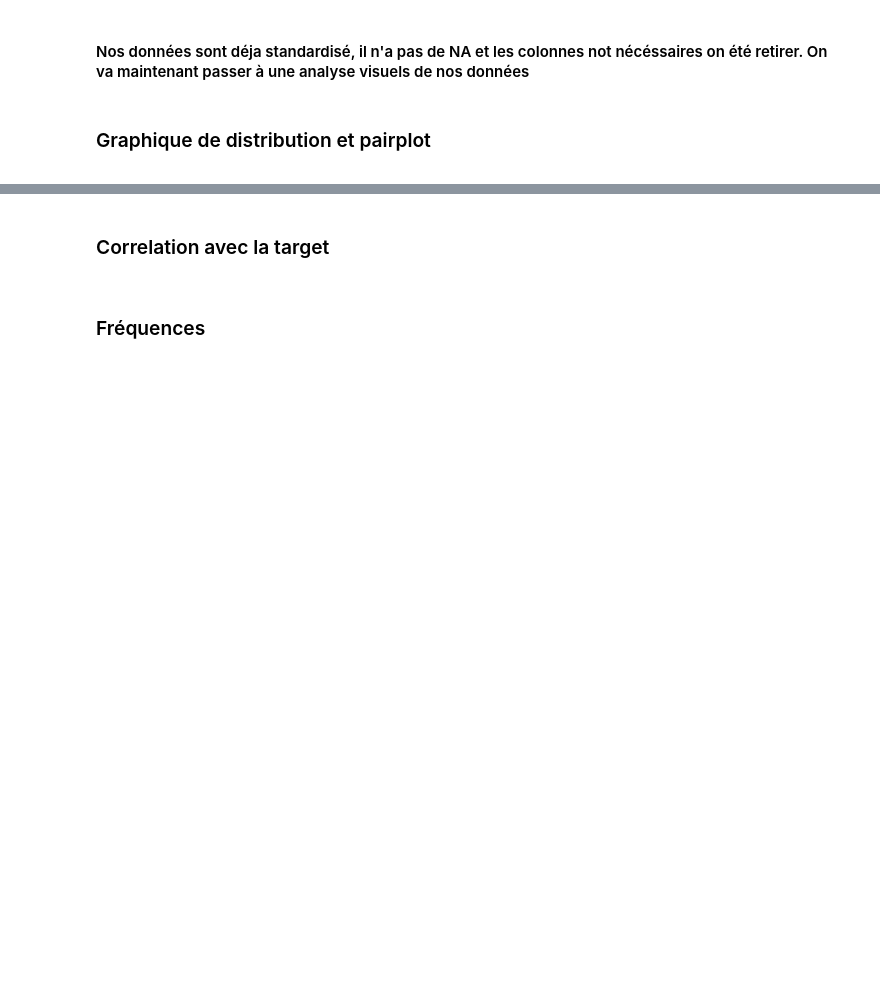
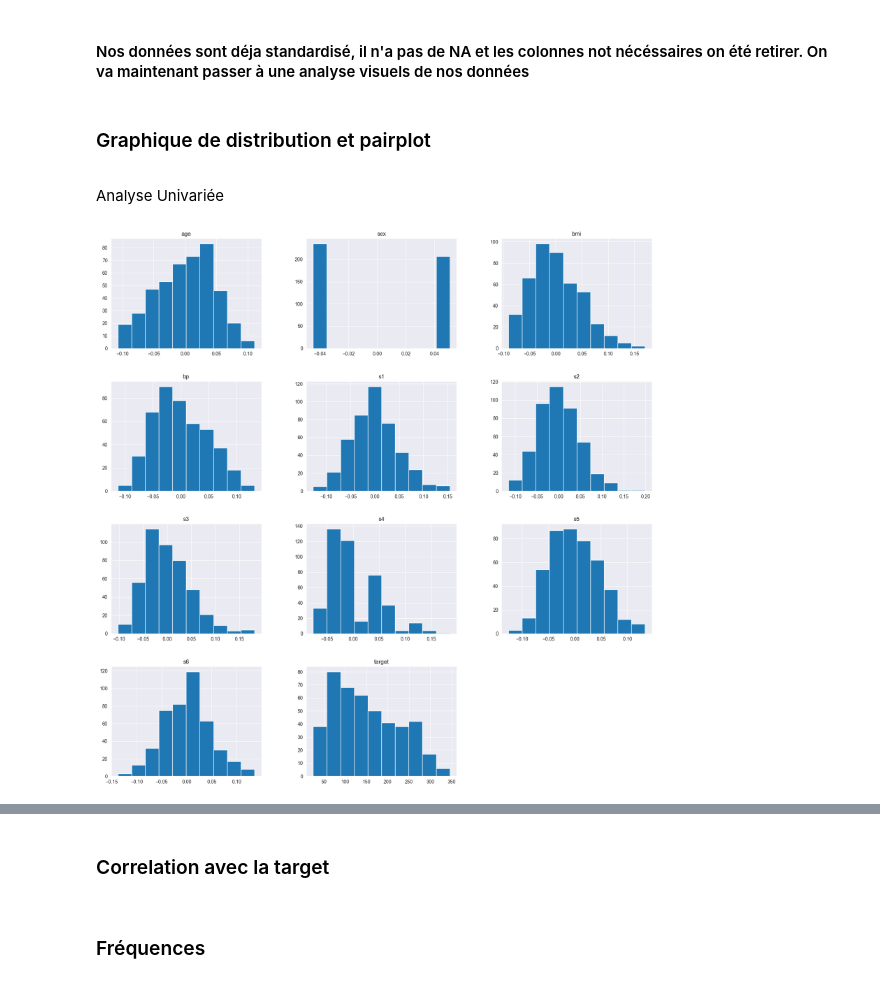
Before and after one commit to BrondelYv/Application_ML_With_Streamlit, a Jupyter notebook: Exploration/Etude_Diabetes.ipynb, the cells around one changed output, grey strips where cells are left out. Saved outputs shown, nothing was run; the diff lists cells and outputs as text; code cells hidden in the pictures; blank space fills up the shorter version.

```diff
--- a/Exploration/Etude_Diabetes.ipynb
+++ b/Exploration/Etude_Diabetes.ipynb
@@ -167,3 +146,10 @@ dtype: bool
 # %% [markdown]
 <a id="3"><h3> Graphique de distribution et pairplot </h3>
 </a>
+# %% [markdown]
+Analyse Univariée
+# %%
+df.hist(figsize=(20, 20))
+plt.show()
+# %% [output]
+[figure, added]
```
Also changed, not shown: parts of 7 cells of this notebook, 6 other files.
